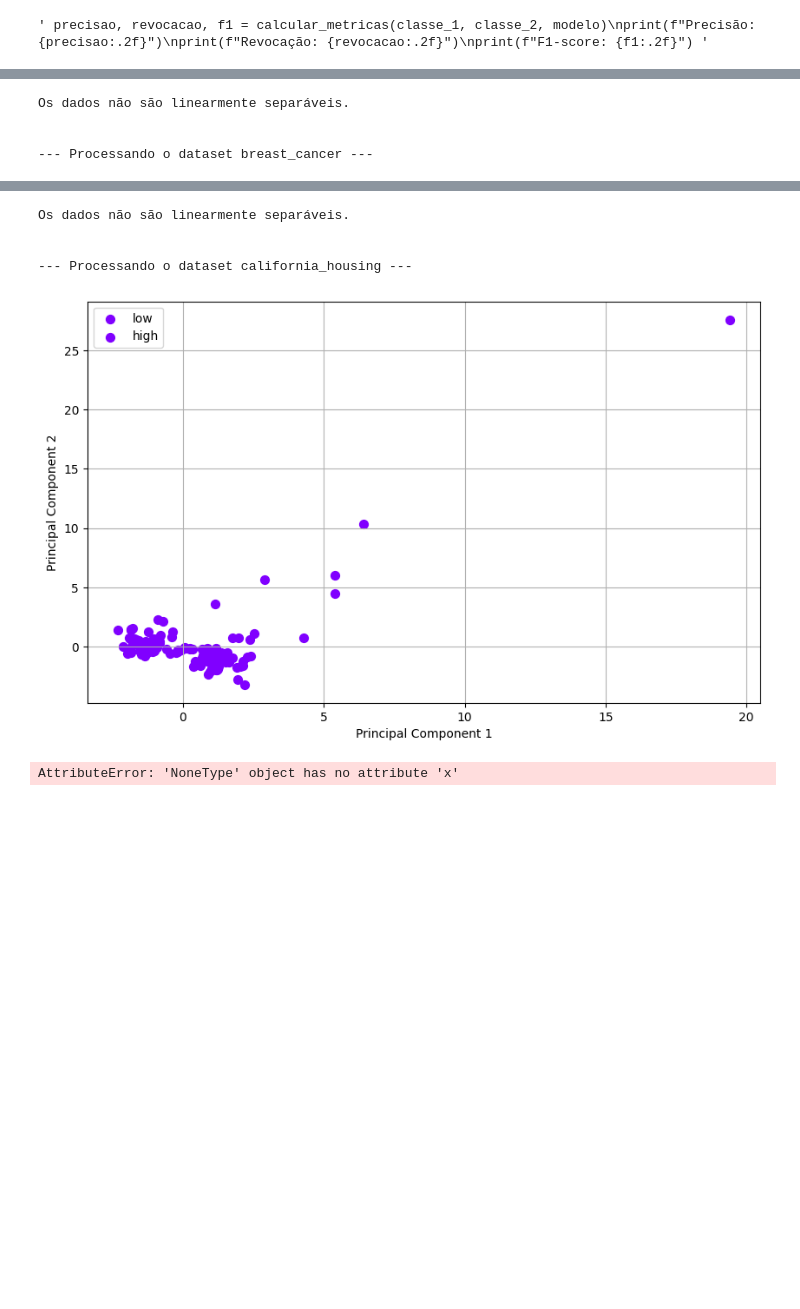
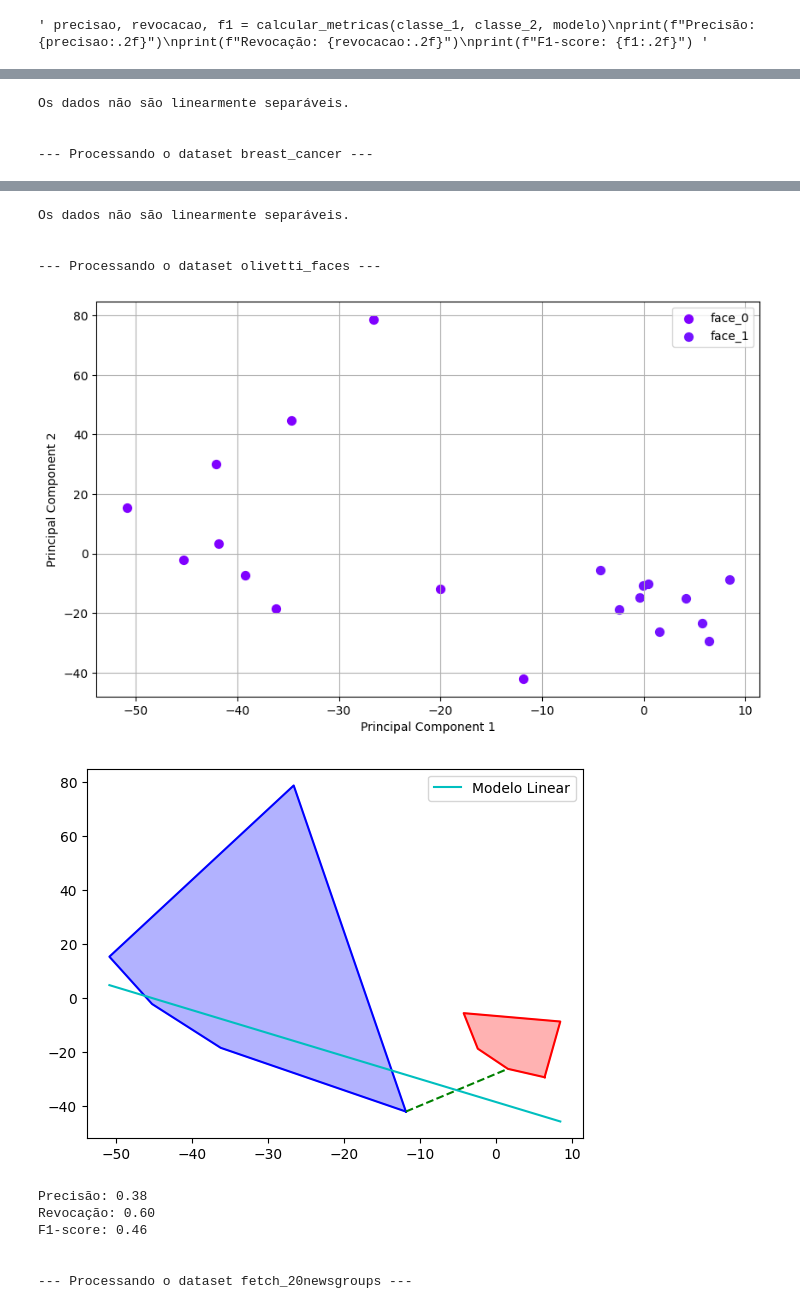
Before and after one commit to marcelomrad/Classificador_Linear, a Jupyter notebook: main.ipynb, the cells around one changed output, grey strips where cells are left out. Drawn from its saved outputs; the diff is of its cells as text; code cells hidden in the pictures; blank space fills up the shorter version.

Commit message:
feat(test): trying to run different datasets

```diff
--- a/main.ipynb
+++ b/main.ipynb
@@ -523,14 +524,12 @@ def realizar_pca(data: pd.DataFrame, labels: list, classes_to_plot: list = None,
 import numpy as np
 import pandas as pd
 import seaborn as sns
-from sklearn.datasets import (load_digits, load_iris, load_wine, load_breast_cancer,
-                             fetch_california_housing, fetch_covtype, fetch_kddcup99,
-                             fetch_rcv1, fetch_olivetti_faces, fetch_lfw_people,
-                             fetch_lfw_pairs, fetch_20newsgroups, fetch_20newsgroups_vectorized,
-                             fetch_openml)
 from sklearn.decomposition import PCA
 from sklearn.preprocessing import StandardScaler
 from sklearn.model_selection import train_test_split
+
+from sklearn.datasets import (load_digits, load_iris, load_wine, load_breast_cancer, fetch_olivetti_faces, fetch_20newsgroups, fetch_20newsgroups_vectorized, fetch_openml)
+
 
 
 datasets = {
@@ -538,21 +537,17 @@ datasets = {
     'iris': (load_iris, [0, 1], ['setosa', 'versicolor']),
     'wine': (load_wine, [0, 1], ['class_0', 'class_1']),
     'breast_cancer': (load_breast_cancer, [0, 1], ['malignant', 'benign']),
-    'california_housing': (fetch_california_housing, [0, 1], ['low', 'high']),
-    'covtype': (fetch_covtype, [0, 1], ['type_0', 'type_1']),
     'olivetti_faces': (fetch_olivetti_faces, [0, 1], ['face_0', 'face_1']),
-    'lfw_people': (fetch_lfw_people, [0, 1], ['person_0', 'person_1']),
-    'lfw_pairs': (fetch_lfw_pairs, [0, 1], ['pair_0', 'pair_1']),
-    'newsgroups_vectorized': (fetch_20newsgroups_vectorized, [0, 1], ['topic_0', 'topic_1']),
-    'flights': (lambda: {
-        "data": sns.load_dataset("flights").pivot("month", "year", "passengers"),
-        "target": sns.load_dataset("flights")["year"].astype('category').cat.codes
-    }, [0, 1], ['year_0', 'year_1']),
+    'fetch_20newsgroups': (fetch_20newsgroups, [0, 1], ['group_0', 'group_1']),
+    'fetch_20newsgroups_vectorized': (fetch_20newsgroups_vectorized, [0, 1], ['group_0', 'group_1']),
+    'fetch_openml': (fetch_openml, [0, 1], ['dataset_0', 'dataset_1']),
     'titanic': (lambda: {
         "data": sns.load_dataset("titanic").select_dtypes(include=[np.number]).dropna(),
         "target": sns.load_dataset("titanic")["survived"].astype('category').cat.codes
     }, [0, 1], ['not_survived', 'survived'])
 }
+
+
 
 for dataset_name, (load_func, classes, targets) in datasets.items():
         print(f"--- Processando o dataset {dataset_name} ---")
@@ -574,33 +569,39 @@ for dataset_name, (load_func, classes, targets) in datasets.items():
             precisao, revocacao, f1 = calcular_metricas(class0_points, class1_points, model_result)
             print(f"Precisão: {precisao:.2f}")
             print(f"Revocação: {revocacao:.2f}")
             print(f"F1-score: {f1:.2f}")
 
         print("\n")
 # %% [output]
 --- Processando o dataset digits ---
 [figure]
 Os dados não são linearmente separáveis.
 
 
 --- Processando o dataset iris ---
 [figure]
 [figure]
 Precisão: 0.23
 Revocação: 0.30
 F1-score: 0.26
 
 
 --- Processando o dataset wine ---
 [figure]
 Os dados não são linearmente separáveis.
 
 
 --- Processando o dataset breast_cancer ---
 [figure]
 Os dados não são linearmente separáveis.
 
 
---- Processando o dataset california_housing ---
+--- Processando o dataset olivetti_faces ---
-[figure, old version]
+[figure, new version]
+[figure, added]
-AttributeError: 'NoneType' object has no attribute 'x'
+Precisão: 0.38
+Revocação: 0.60
+F1-score: 0.46
+
+
+--- Processando o dataset fetch_20newsgroups ---
```
Also changed, not shown: parts of 5 cells of this notebook.
